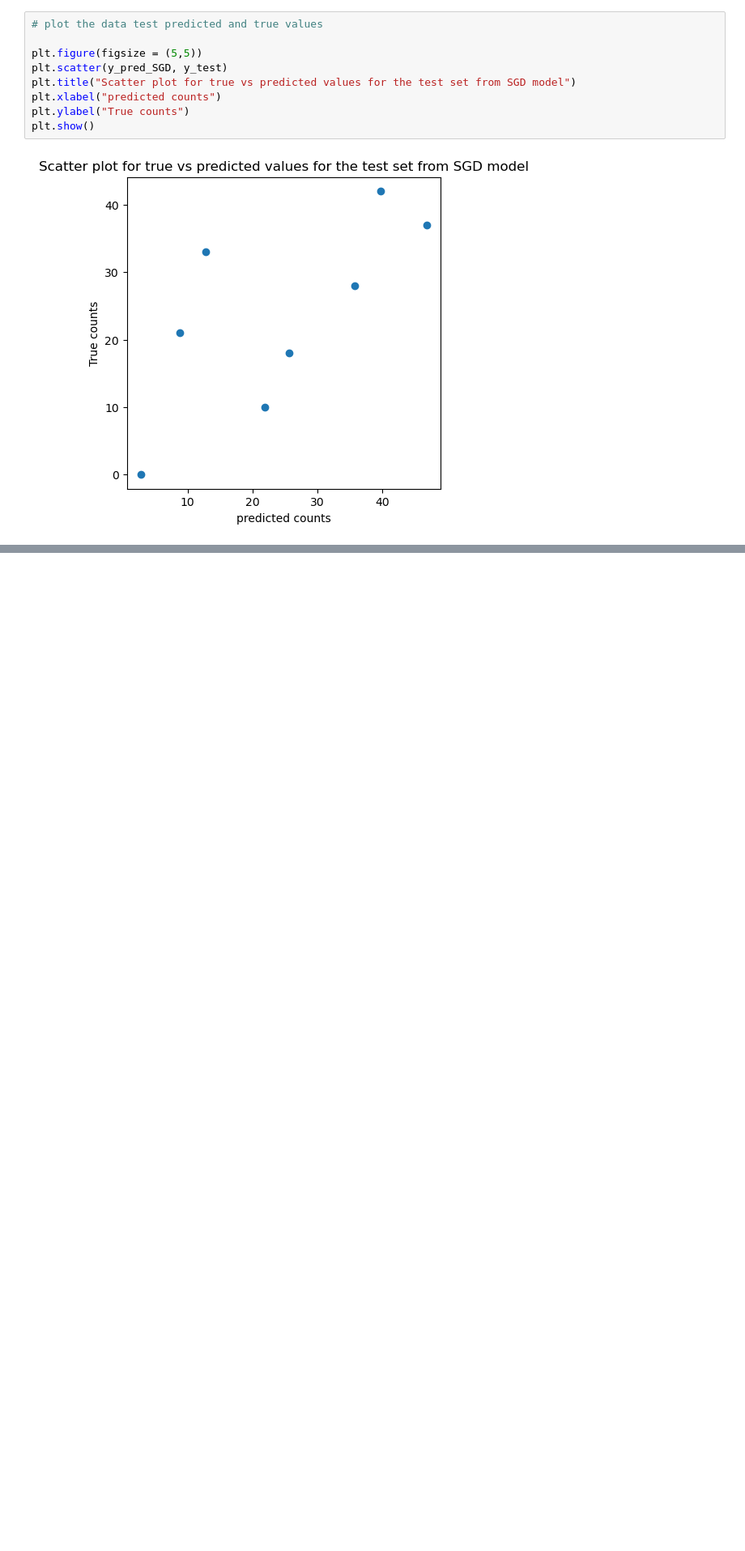
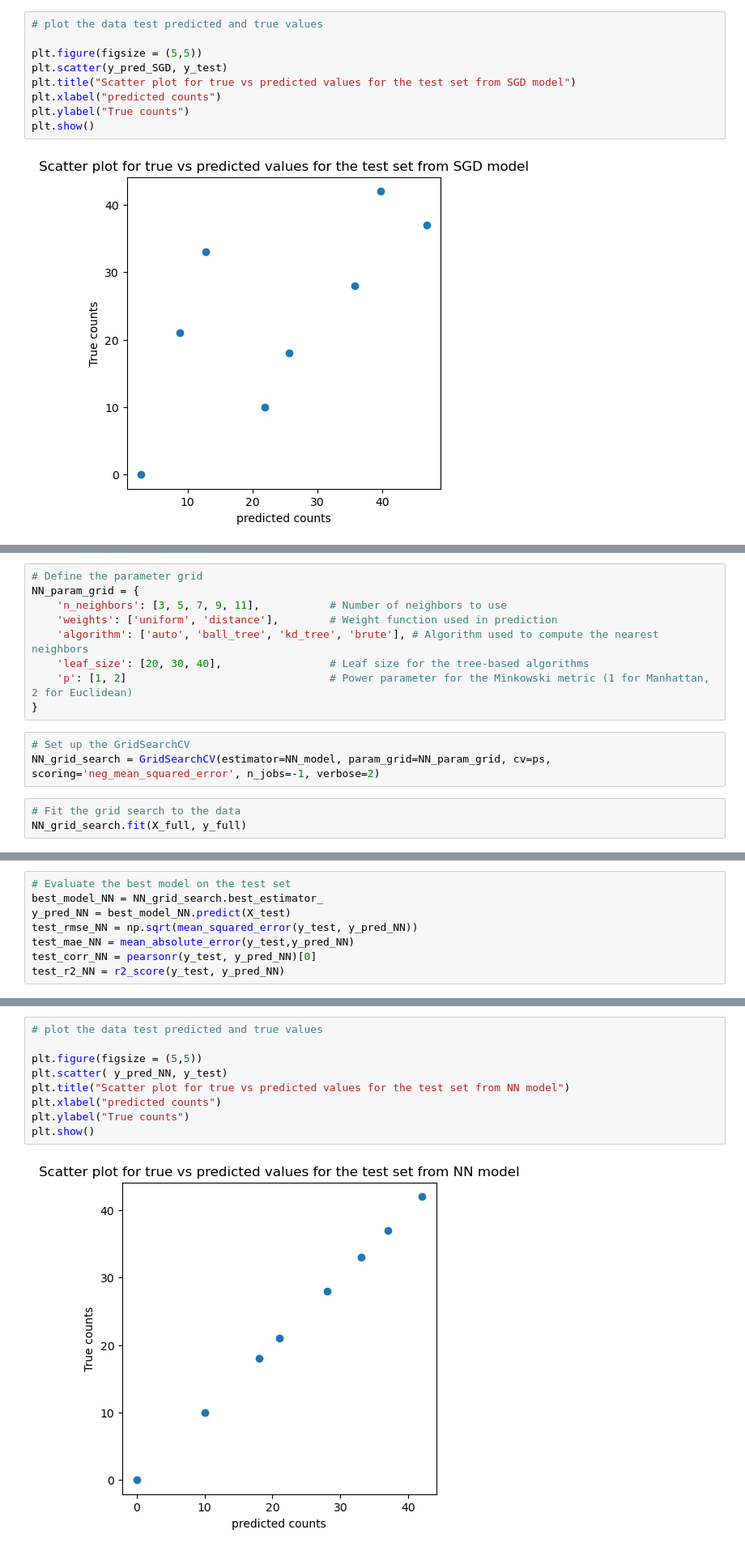
Before and after one commit to Gayara-Fernando/TN_mc_dropout, a Jupyter notebook: Train_calibration_model.ipynb, the cells around one changed output, grey strips where cells are left out. Shown at 81% size. Drawn from its saved outputs; the diff is of its cells as text; blank space fills up the shorter version.

Commit message:
Add the updated train script for the calibrated model

```diff
--- a/Train_calibration_model.ipynb
+++ b/Train_calibration_model.ipynb
@@ -345,0 +352,15 @@ plt.show()
+# %%
+# Define the parameter grid
+NN_param_grid = {
+    'n_neighbors': [3, 5, 7, 9, 11],           # Number of neighbors to use
+    'weights': ['uniform', 'distance'],        # Weight function used in prediction
+    'algorithm': ['auto', 'ball_tree', 'kd_tree', 'brute'], # Algorithm used to compute the nearest neighbors
+    'leaf_size': [20, 30, 40],                 # Leaf size for the tree-based algorithms
+    'p': [1, 2]                                # Power parameter for the Minkowski metric (1 for Manhattan, 2 for Euclidean)
+}
+# %%
+# Set up the GridSearchCV
+NN_grid_search = GridSearchCV(estimator=NN_model, param_grid=NN_param_grid, cv=ps, scoring='neg_mean_squared_error', n_jobs=-1, verbose=2)
+# %%
+# Fit the grid search to the data
+NN_grid_search.fit(X_full, y_full)
@@ -345,0 +384,8 @@ plt.show()
+# %%
+# Evaluate the best model on the test set
+best_model_NN = NN_grid_search.best_estimator_
+y_pred_NN = best_model_NN.predict(X_test)
+test_rmse_NN = np.sqrt(mean_squared_error(y_test, y_pred_NN))
+test_mae_NN = mean_absolute_error(y_test,y_pred_NN)
+test_corr_NN = pearsonr(y_test, y_pred_NN)[0]
+test_r2_NN = r2_score(y_test, y_pred_NN)
@@ -345,0 +396,11 @@ plt.show()
+# %%
+# plot the data test predicted and true values
+
+plt.figure(figsize = (5,5))
+plt.scatter( y_pred_NN, y_test)
+plt.title("Scatter plot for true vs predicted values for the test set from NN model")
+plt.xlabel("predicted counts")
+plt.ylabel("True counts")
+plt.show()
+# %% [output]
+[figure, added]
```
Also changed, not shown: parts of 36 cells of this notebook.
